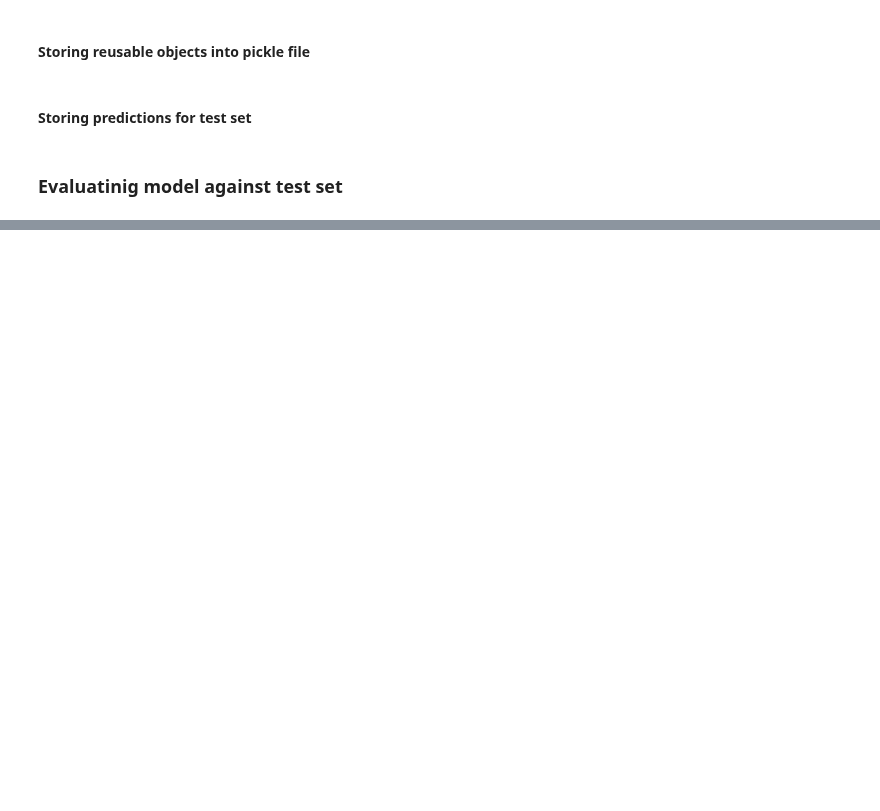
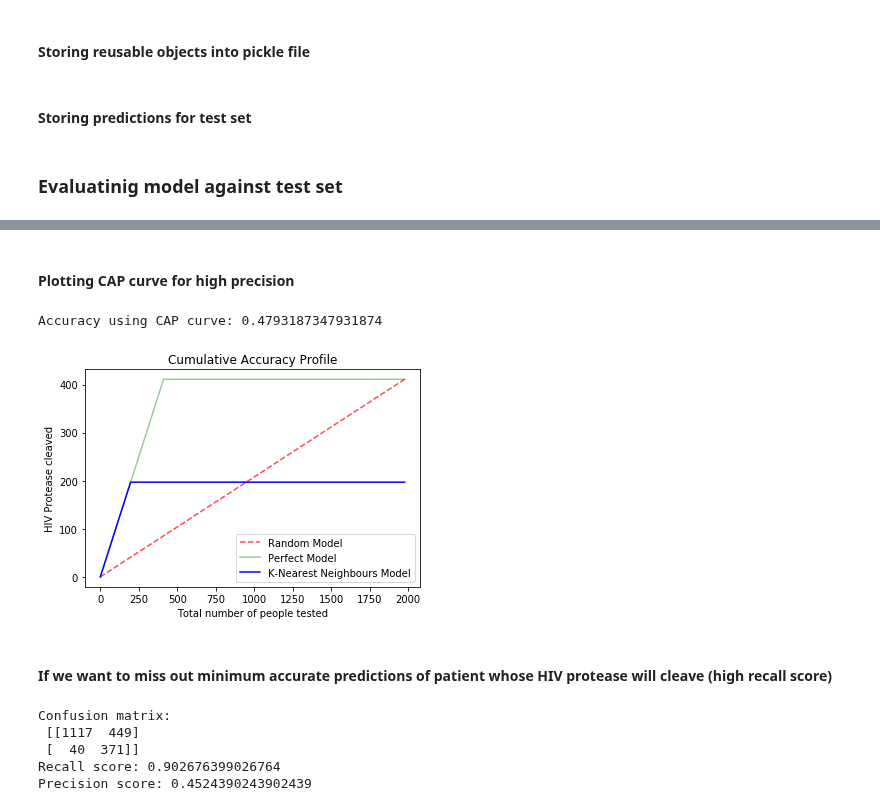
Before and after one commit to vaibhavyesalwad/Machine-Learning-using-libraries, a Jupyter notebook: Classification/K- Nearest Neighbours (KNN)/02_PredictHIV_ProteaseCleaveOrNot.ipynb, the cells around one changed output, grey strips where cells are left out. Drawn from its saved outputs; the diff is of its cells as text; code cells hidden in the pictures; blank space fills up the shorter version.

```diff
--- a/Classification/K- Nearest Neighbours (KNN)/02_PredictHIV_ProteaseCleaveOrNot.ipynb
+++ b/Classification/K- Nearest Neighbours (KNN)/02_PredictHIV_ProteaseCleaveOrNot.ipynb
@@ -99,0 +143,9 @@ Confusion matrix:
+# %% [markdown]
+#### Plotting CAP curve for high precision
+# %%
+plot_cap_curve(test_y_values, test_x_values, classifier, prob, 'Total number of people tested', 'HIV Protease cleaved', 'K-Nearest Neighbours Model')
+# %% [output]
+Accuracy using CAP curve: 0.4793187347931874
+[figure, added]
+# %% [markdown]
+#### If we want to miss out minimum accurate predictions of patient whose HIV protease will cleave (high recall score)
@@ -99,0 +156,10 @@ Confusion matrix:
+# %%
+print(f'Confusion matrix:\n {confusion_matrix(test_y_values, test_prediction)}')
+print(f'Recall score: {recall_score(test_y_values, test_prediction)}')
+print(f'Precision score: {precision_score(test_y_values, test_prediction)}')
+# %% [output]
+Confusion matrix:
+ [[1117  449]
+ [  40  371]]
+Recall score: 0.902676399026764
+Precision score: 0.4524390243902439
```
Also changed, not shown: parts of 13 cells of this notebook.
